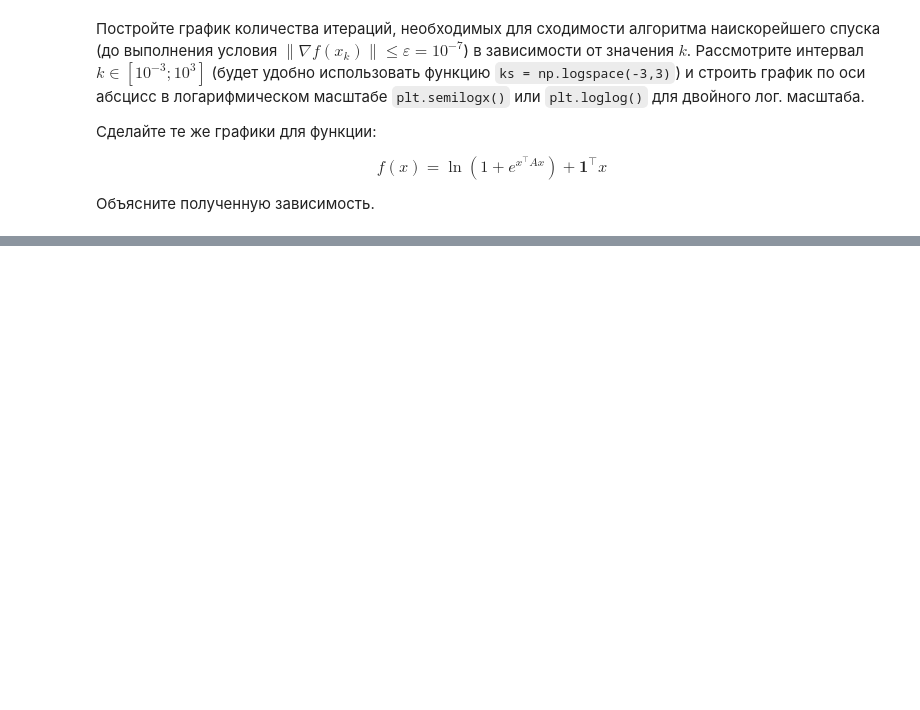
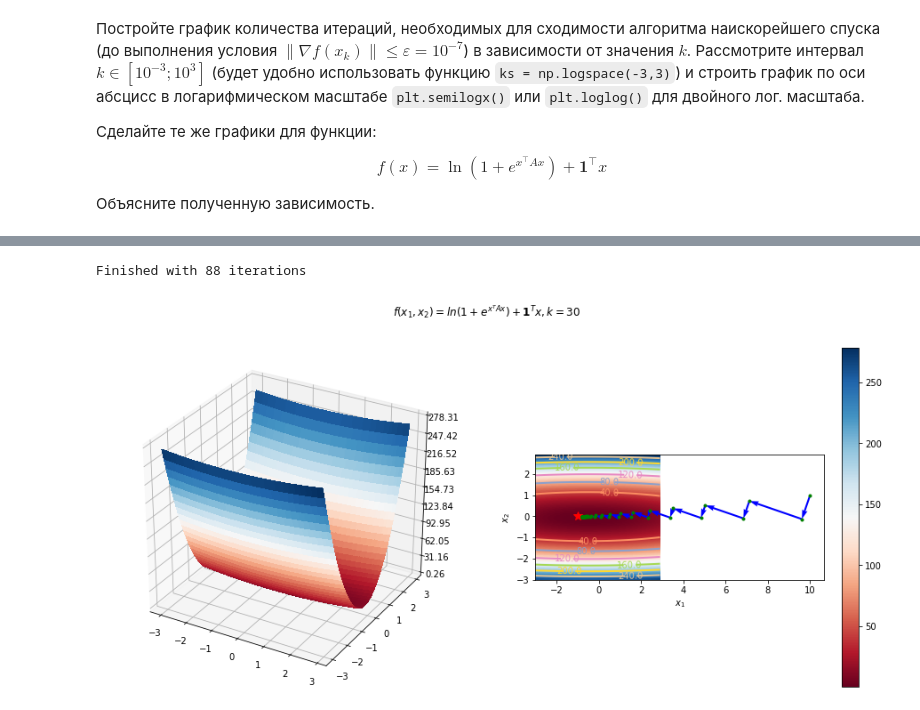
Before and after one commit to ilikot/optim, a Jupyter notebook: HW1_Takidze_Ilya.ipynb, the cells around one changed output, grey strips where cells are left out. Cells and saved outputs as stored; diff of their text form; code cells hidden in the pictures; blank space fills up the shorter version.

```diff
--- a/HW1_Takidze_Ilya.ipynb
+++ b/HW1_Takidze_Ilya.ipynb
@@ -577,0 +777,38 @@ NameError: ignored
+# %%
+
+def f_11(x, *f_params):
+  if len(f_params) == 0:
+      k = 2
+  else:
+      k = float(f_params[0])
+  x1, x2 = x
+  return np.log(1 + np.exp(x1**2 + k*x2**2)) + x1 + x2
+
+def df_11(x, *f_params):
+  if len(f_params) == 0:
+      k = 2
+  else:
+      k = float(f_params[0])
+  x1, x2 = x
+  x = np.array(x)
+  A = np.array([[1, 0],[0, k]])
+  A1 = np.array([1, 0])
+  A2 = np.array([0, k])
+  t_1 = 2*x1*np.exp(x1**2 + k*x2**2) / (1 + np.exp(x1**2 + k*x2**2))
+  t_2 = 2*x2*k*np.exp(x1**2 + k*x2**2) / (1 + np.exp(x1**2 + k*x2**2))
+  return np.array([t_1, t_2])
+# %%
+up_lim  = 3
+low_lim = -up_lim
+x1 = np.arange(low_lim, up_lim, 0.1)
+x2 = np.arange(low_lim, up_lim, 0.1)
+
+x_0 = [10,1]
+k = 30
+iterations = steepest_descent(x_0, f_11, df_10, k, df_eps = 1e-7)
+title = '$f(x_1, x_2) = ln(1 + e^{x^T A x}) + \mathbf{1}^T x, k = {30}$'
+print(f'Finished with {len(iterations)} iterations')
+plot_3d_function(x1, x2, f_11, title, k, minima=[-1,0], iterations = iterations)
+# %% [output]
+Finished with 88 iterations
+[figure, added]
```
Also changed, not shown: parts of 27 cells of this notebook.
